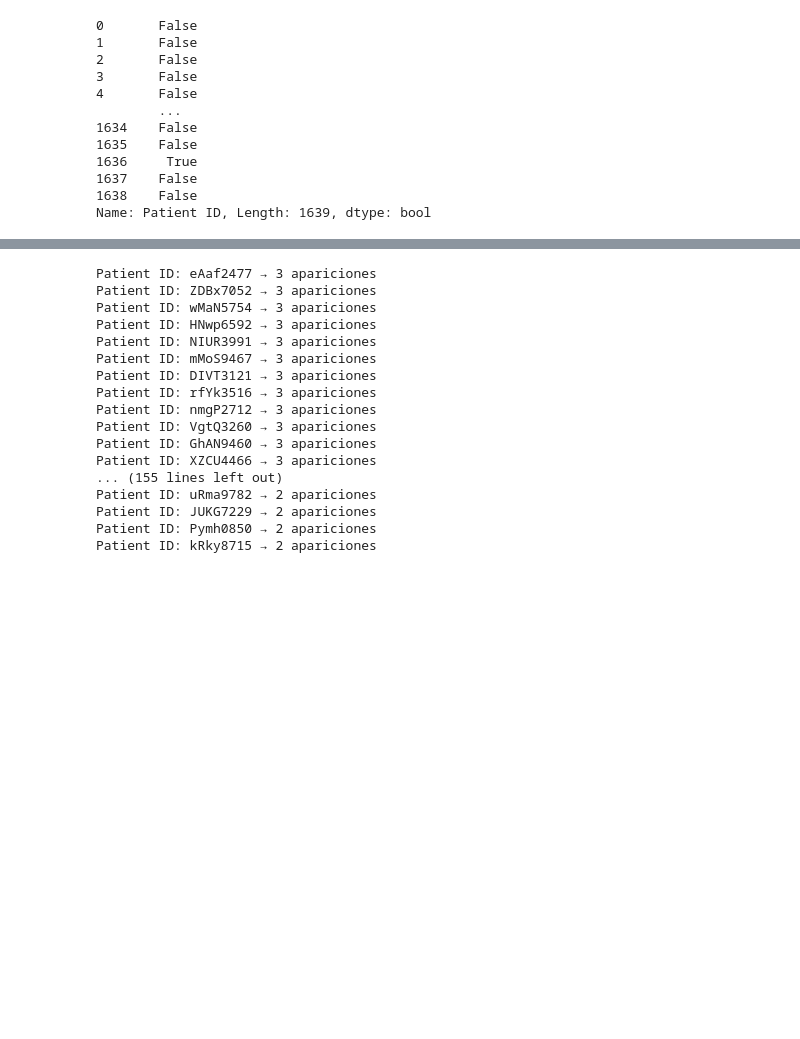
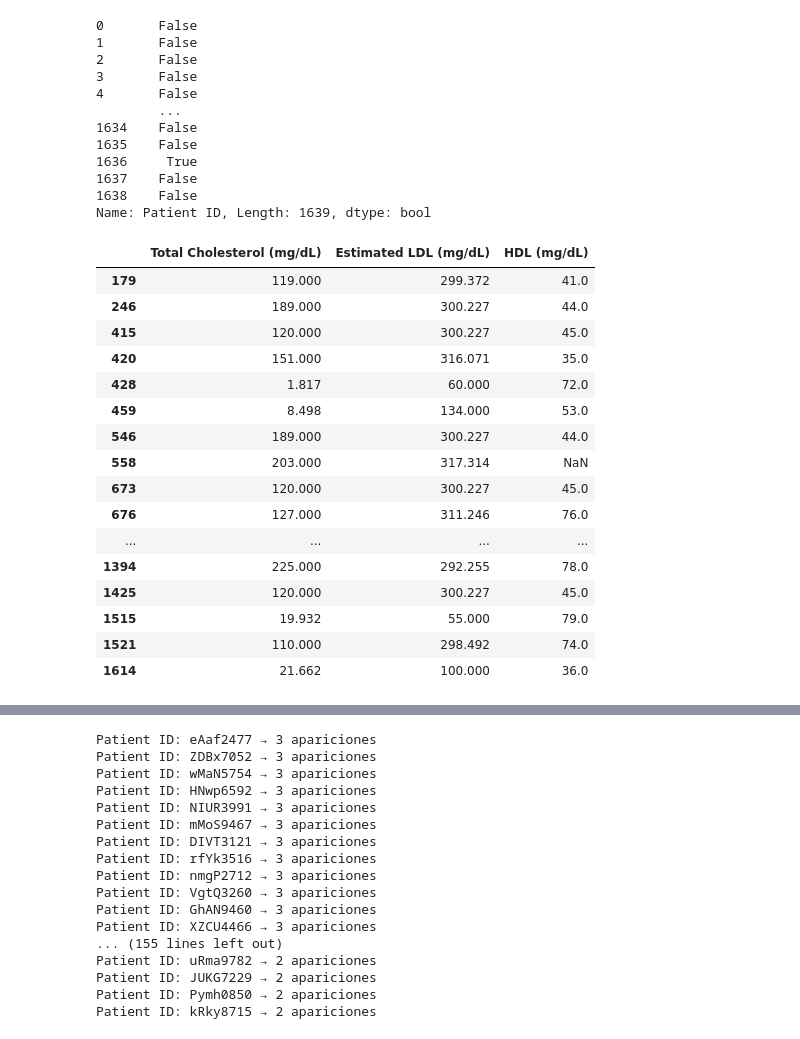
Before and after one commit to AlisonAristizabal/MaterialDeClase-ISIS-2611, a Jupyter notebook: Laboratorios/L1 Regresion Lineal/AnlisisDatos.ipynb, the cells around one changed output, grey strips where cells are left out. Cells and saved outputs as stored; diff of their text form; code cells hidden in the pictures; blank space fills up the shorter version.

```diff
--- a/Laboratorios/L1 Regresion Lineal/AnlisisDatos.ipynb
+++ b/Laboratorios/L1 Regresion Lineal/AnlisisDatos.ipynb
@@ -282,6 +307,34 @@ data["Patient ID"].duplicated(keep=False)
 1637    False
 1638    False
 Name: Patient ID, Length: 1639, dtype: bool
+# %%
+data.loc[
+    (data['Total Cholesterol (mg/dL)'] < data['Estimated LDL (mg/dL)']) |
+    (data['Total Cholesterol (mg/dL)'] < data['HDL (mg/dL)']),
+    [
+        'Total Cholesterol (mg/dL)',
+        'Estimated LDL (mg/dL)',
+        'HDL (mg/dL)'
+    ]
+]
+# %% [output]
+|  | Total Cholesterol (mg/dL) | Estimated LDL (mg/dL) | HDL (mg/dL) |
+| 179 | 119.000 | 299.372 | 41.0 |
+| 246 | 189.000 | 300.227 | 44.0 |
+| 415 | 120.000 | 300.227 | 45.0 |
+| 420 | 151.000 | 316.071 | 35.0 |
+| 428 | 1.817 | 60.000 | 72.0 |
+| 459 | 8.498 | 134.000 | 53.0 |
+| 546 | 189.000 | 300.227 | 44.0 |
+| 558 | 203.000 | 317.314 | NaN |
+| 673 | 120.000 | 300.227 | 45.0 |
+| 676 | 127.000 | 311.246 | 76.0 |
+| ... | ... | ... | ... |
+| 1394 | 225.000 | 292.255 | 78.0 |
+| 1425 | 120.000 | 300.227 | 45.0 |
+| 1515 | 19.932 | 55.000 | 79.0 |
+| 1521 | 110.000 | 298.492 | 74.0 |
+| 1614 | 21.662 | 100.000 | 36.0 |
 # %%
 duplicados=data[data["Patient ID"].duplicated(keep=False)].sort_values("Patient ID")
 duplicados
```
Also changed, not shown: parts of 33 cells of this notebook.
